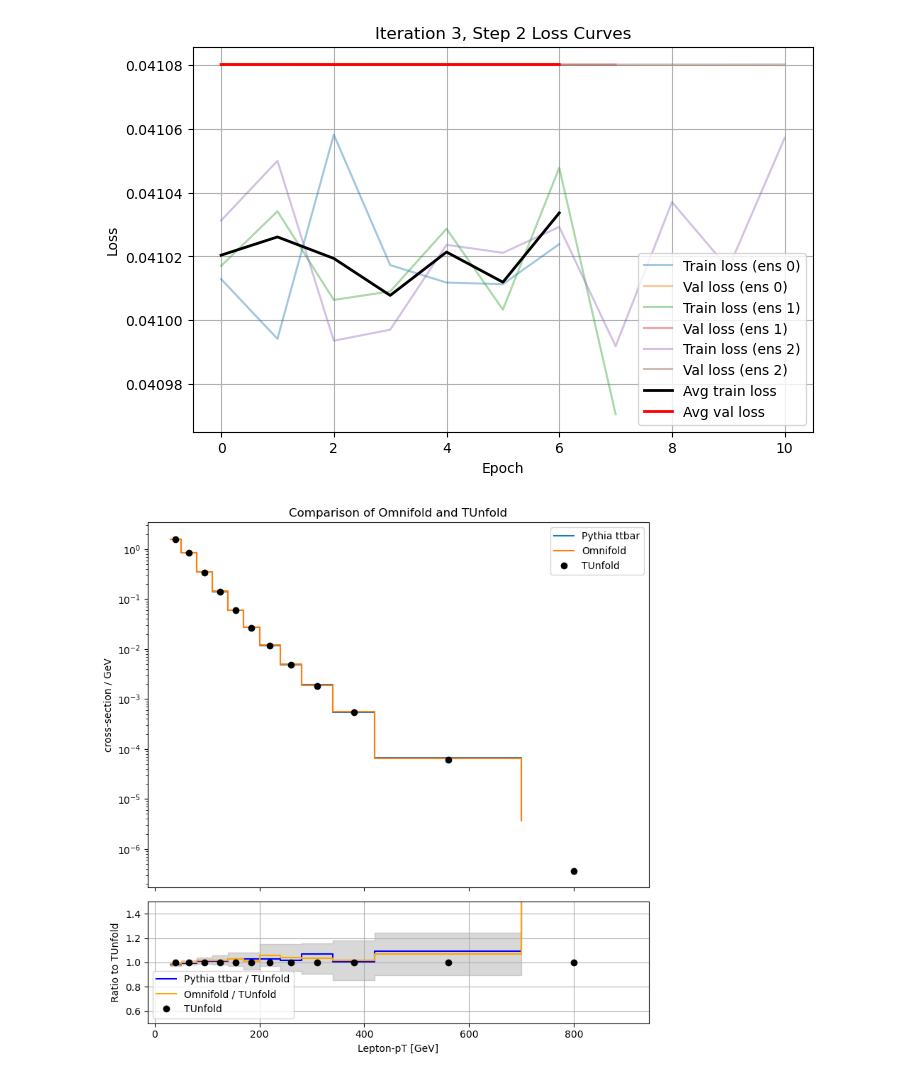
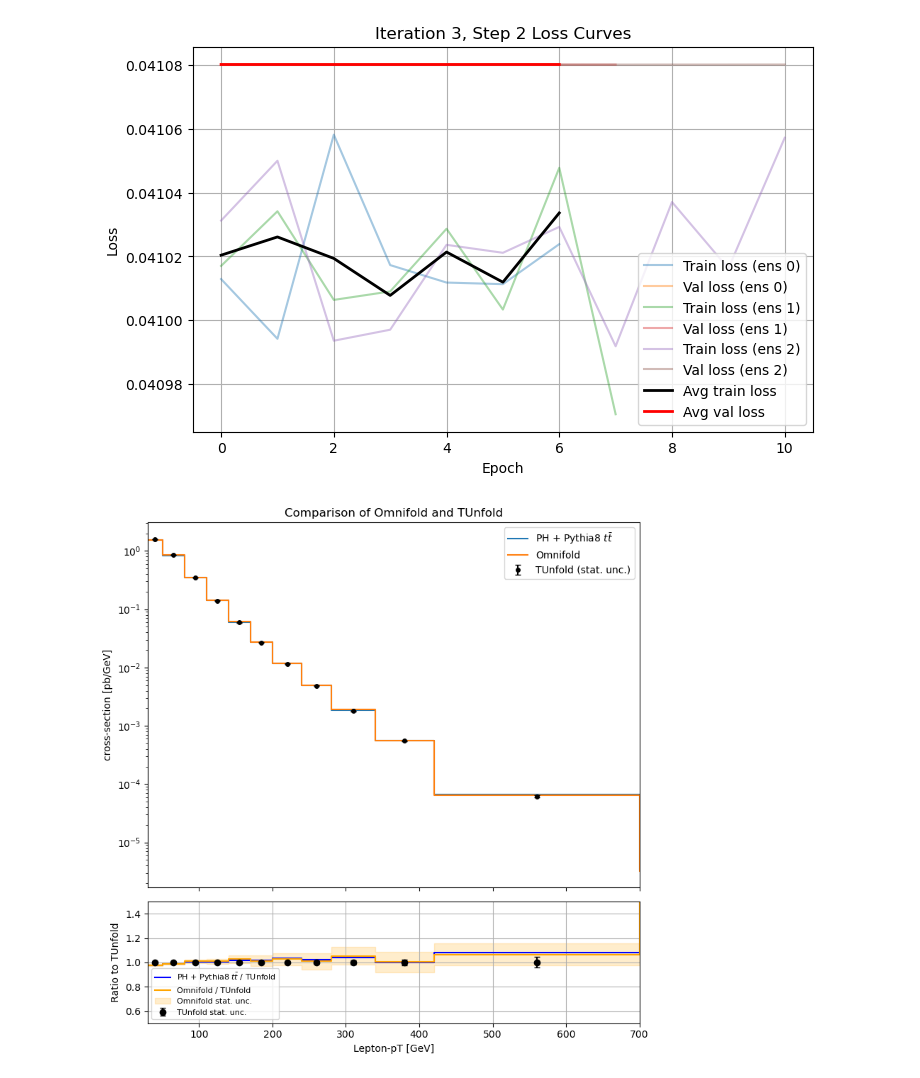
Before and after one commit to josefmurnauer/omnifold, a Jupyter notebook: Unfolding_WWbb_no_corrections.ipynb, the cells around one changed output. Saved outputs shown, nothing was run; the diff lists cells and outputs as text; code cells hidden in the pictures.

```diff
--- a/Unfolding_WWbb_no_corrections.ipynb
+++ b/Unfolding_WWbb_no_corrections.ipynb
@@ -174,9 +140,9 @@ np.random.seed(42)  # reproducibility
 np.random.shuffle(all_indices_pythia)
 
 # First random sample
-random_indices_pythia_1 = all_indices_pythia[:1_000_000]
+random_indices_pythia_1 = all_indices_pythia[:3_000_000]
 # Second, independent (non-overlapping) sample
-random_indices_pythia_2 = all_indices_pythia[1_000_000:2_000_000]
+random_indices_pythia_2 = all_indices_pythia[3_000_000:6_000_000]
 
 # First Pythia sample
 pythia_reco_train    = pythia_reco[random_indices_pythia_1]
@@ -191,19 +157,10 @@ pythia_truth_test   = pythia_truth[random_indices_pythia_2]
 pythia_weights_test = pythia_weights[random_indices_pythia_2]
 pythia_pass_reco_test = pythia_pass_reco[random_indices_pythia_2]
 pythia_pass_gen_test = pythia_pass_gen[random_indices_pythia_2]
-
-# First Herwig sample
-#random_indices_herwig = np.random.choice(len(herwig_reco), size=1_000_000, replace=False)
-#herwig_reco_train   = herwig_reco[random_indices_herwig]
-#herwig_truth_train   = herwig_truth[random_indices_herwig]
-#herwig_weights_train = herwig_weights[random_indices_herwig]
 # %%
-#herwig_loader = DataLoader(reco = herwig_reco_train, gen = herwig_truth_train, weight = herwig_weights_train,
-#                           normalize=True, normalization_factor = np.sum(herwig_weights_train))
-#
 pythia_loader = DataLoader(reco = pythia_reco_train, gen = pythia_truth_train, weight = pythia_weights_train,
                            pass_reco = pythia_pass_reco_train, pass_gen = pythia_pass_gen_train,
                            normalize=True, normalization_factor = np.sum(pythia_weights_train))
-data_loader = DataLoader(reco = data_array[:1_000_000], weight = data_weights[:1_000_000],
-                       normalize=True, normalization_factor = np.sum(data_weights[:1_000_000]))
+data_loader = DataLoader(reco = data_array[:3_000_000], weight = data_weights[:3_000_000],
+                       normalize=True, normalization_factor = np.sum(data_weights[:3_000_000]))
 # %% [output]
@@ -574,6 +548,8 @@ for iteration in range(niter):
 [figure]
 # %%
 hist = TUnfold_incl_file['unfolding_ptl1_NOSYS']
+rel_ptl1_up = TUnfold_incl_file['unfolding_error_ptl1_direct_STAT_DATA__1up;1']
+rel_ptl1_down = TUnfold_incl_file['unfolding_error_ptl1_direct_STAT_DATA__1down;1']
 values = hist.values()
 edges = hist.axis().edges()
 
@@ -581,6 +557,8 @@ luminosity = 3244.54 + 33402.2 + 44630.6 + 58791.6
 SF = (1/luminosity)*1/train_fraction
 bin_widths = np.diff(edges)
 
+rel_unc_up_tunfold = rel_ptl1_up.values()
+rel_unc_down_tunfold = rel_ptl1_down.values()
 
 weights_omnifold = (unfolded_weights * pythia_weights_test)[pythia_pass_gen_test & flags_mc] * SF
 weights_omnifold2 = weights_omnifold**2
@@ -606,7 +584,6 @@ fig, (ax1, ax2) = plt.subplots(
     sharex=True
 )
 
-# --- Bin widths (same for all histograms) ---
 
 
 # --- Upper panel: your histograms ---
@@ -629,54 +606,79 @@ bin_centers = 0.5 * (edges[:-1] + edges[1:])
 counts1_density = counts1 / bin_widths
 counts2_density = counts2 / bin_widths
 values_density = values / bin_widths
+abs_unc_up_tunfold = rel_unc_up_tunfold * values_density
+abs_unc_down_tunfold = rel_unc_down_tunfold * values_density
+
 
 # Re-plot them stepwise
 ax1.cla()
-ax1.step(edges[:-1], counts1_density, where="post", label="Pythia ttbar")
+ax1.step(edges[:-1], counts1_density, where="post", label=r"PH + Pythia8 $t\bar{t}$")
 ax1.step(edges[:-1], counts2_density, where="post", label="Omnifold")
-ax1.plot(bin_centers, values_density, 'o', color='black', label='TUnfold')
 
-ax1.set_ylabel("cross-section / GeV")
+yerr = np.vstack((abs_unc_down_tunfold, abs_unc_up_tunfold))
+ax1.errorbar(
+    bin_centers[:-1], values_density[:-1],
+    yerr=yerr[:,:-1],
+    fmt='o', color='black', capsize=3, markersize=4,
+    label="TUnfold (stat. unc.)"
+)
+#ax1.plot(bin_centers[:-1], values_density[:-1], 'o', color='black', label='TUnfold')
+
+ax1.set_ylabel("cross-section [pb/GeV]")
 ax1.set_title("Comparison of Omnifold and TUnfold")
 ax1.legend()
 ax1.set_yscale('log')
 
 # --- Lower panel: ratio ---
 # Avoid division by zero
 ratio1 = np.divide(counts1_density, values_density, out=np.zeros_like(counts1_density), where=values_density!=0)
 ratio2 = np.divide(counts2_density, values_density, out=np.zeros_like(counts2_density), where=values_density!=0)
 ratio3 = np.ones_like(values_density)  # TUnfold / TUnfold
 
 # Step style ratios
 ratio1_step = np.append(ratio1, ratio1[-1])
 ratio2_step = np.append(ratio2, ratio2[-1])
 
-upper = ratio2 * (1 + rel_unc_omnifold)
-lower = ratio2 * (1 - rel_unc_omnifold)
+upper_omnifold = ratio2 * (1 + rel_unc_omnifold)
+lower_omnifold = ratio2 * (1 - rel_unc_omnifold)
 
-ax2.step(edges, ratio1_step, where="post", color="blue", label="Pythia ttbar / TUnfold")
-ax2.step(edges, ratio2_step, where="post", color="orange", label="Omnifold / TUnfold")
-ax2.plot(bin_centers, ratio3, 'o', color='black', label='TUnfold')
+upper_tunfold = ratio3 * (1 + rel_unc_up_tunfold)
+lower_tunfold = ratio3 * (1 - rel_unc_down_tunfold)
+
+err_up_tunfold = ratio3 * rel_ptl1_up.values()
+err_down_tunfold = ratio3 * rel_ptl1_down.values()
+yerr_tunfold = np.vstack((err_down_tunfold, err_up_tunfold))
+ax2.step(edges[:-1], ratio1_step[:-1], where="post", color="blue", label=r"PH + Pythia8 $t\bar{t}$ / TUnfold")
+ax2.step(edges[:-1], ratio2_step[:-1], where="post", color="orange", label="Omnifold / TUnfold")
+#ax2.plot(bin_centers[:-1], ratio3[:-1], 'o', color='black', label='TUnfold')
+ax2.errorbar(
+    bin_centers[:-1], ratio3[:-1],
+    yerr=yerr_tunfold[:,:-1],
+    fmt='o', color='black', capsize=3, label='TUnfold stat. unc.'
+)
+#ax2.fill_between(edges[:-1], lower_tunfold, upper_tunfold, step='post', alpha=0.3, color='grey', label='TUnfold stat. unc.')
 ax2.fill_between(
     edges[:-1],
-    lower,
-    upper,
+    lower_omnifold,
+    upper_omnifold,
     step='post',
-    alpha=0.3,
-    color='grey'
+    alpha=0.2,
+    color='orange',
+    label='Omnifold stat. unc.'
 )
 #ax2.axhline(1.0, color='red', linestyle='--')
 
 ax2.set_xlabel("Lepton-pT [GeV]")
 ax2.set_ylabel("Ratio to TUnfold")
+ax2.set_xlim(30, 700)
 ax2.set_ylim(0.5, 1.5)
-ax2.legend()
+ax2.legend(fontsize=8)
 ax2.grid()
 
 plt.tight_layout()
 plt.show()
 # %% [output]
-[figure, old version]
+[figure, new version]
 # %%
 luminosity = 3244.54 + 33402.2 + 44630.6 + 58791.6
 SF = (1/luminosity)*1/train_fraction
```
Also changed, not shown: parts of 15 cells of this notebook.
